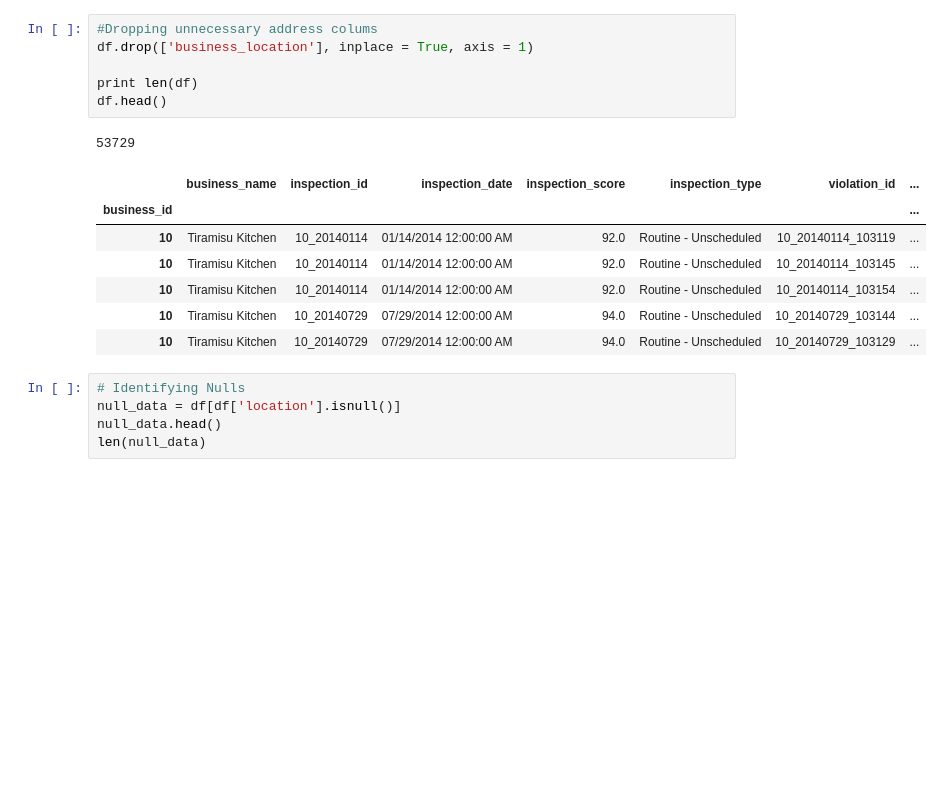
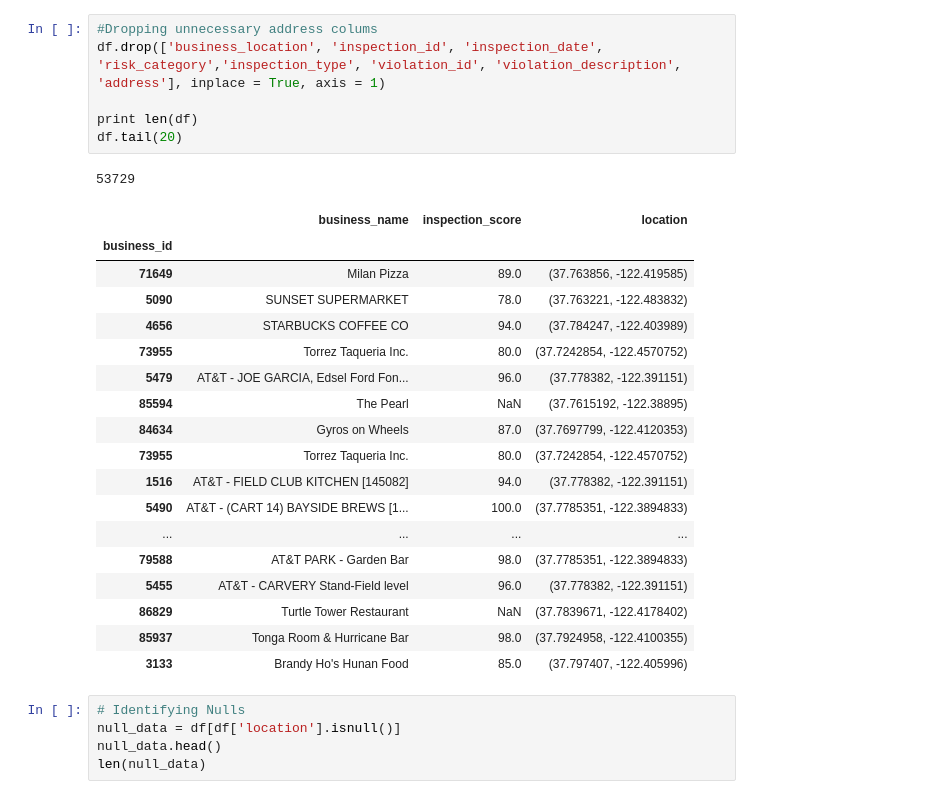
Before and after one commit to manulohiya/checkin-predictor, a Jupyter notebook: notebooks/checkin-predictor-datacollection.ipynb, the cells around one changed output. Drawn from its saved outputs; the diff is of its cells as text; blank space fills up the shorter version.

```diff
--- a/notebooks/checkin-predictor-datacollection.ipynb
+++ b/notebooks/checkin-predictor-datacollection.ipynb
@@ -29,18 +38,29 @@ IOError: [Errno 2] No such file or directory: 'google.yaml'
 # %%
 #Dropping unnecessary address colums
-df.drop(['business_location'], inplace = True, axis = 1)
+df.drop(['business_location', 'inspection_id', 'inspection_date', 'risk_category','inspection_type', 'violation_id', 'violation_description', 'address'], inplace = True, axis = 1)
 
 print len(df)
-df.head()
+df.tail(20)
 # %% [output]
 53729
-|  | business_name | inspection_id | inspection_date | inspection_score | inspection_type | violation_id | ... |
-| business_id |  |  |  |  |  |  | ... |
-| 10 | Tiramisu Kitchen | 10_20140114 | 01/14/2014 12:00:00 AM | 92.0 | Routine - Unscheduled | 10_20140114_103119 | ... |
-| 10 | Tiramisu Kitchen | 10_20140114 | 01/14/2014 12:00:00 AM | 92.0 | Routine - Unscheduled | 10_20140114_103145 | ... |
-| 10 | Tiramisu Kitchen | 10_20140114 | 01/14/2014 12:00:00 AM | 92.0 | Routine - Unscheduled | 10_20140114_103154 | ... |
-| 10 | Tiramisu Kitchen | 10_20140729 | 07/29/2014 12:00:00 AM | 94.0 | Routine - Unscheduled | 10_20140729_103144 | ... |
-| 10 | Tiramisu Kitchen | 10_20140729 | 07/29/2014 12:00:00 AM | 94.0 | Routine - Unscheduled | 10_20140729_103129 | ... |
+|  | business_name | inspection_score | location |
+| business_id |  |  |  |
+| 71649 | Milan Pizza | 89.0 | (37.763856, -122.419585) |
+| 5090 | SUNSET SUPERMARKET | 78.0 | (37.763221, -122.483832) |
+| 4656 | STARBUCKS COFFEE CO | 94.0 | (37.784247, -122.403989) |
+| 73955 | Torrez Taqueria Inc. | 80.0 | (37.7242854, -122.4570752) |
+| 5479 | AT&T - JOE GARCIA, Edsel Ford Fon... | 96.0 | (37.778382, -122.391151) |
+| 85594 | The Pearl | NaN | (37.7615192, -122.38895) |
+| 84634 | Gyros on Wheels | 87.0 | (37.7697799, -122.4120353) |
+| 73955 | Torrez Taqueria Inc. | 80.0 | (37.7242854, -122.4570752) |
+| 1516 | AT&T - FIELD CLUB KITCHEN [145082] | 94.0 | (37.778382, -122.391151) |
+| 5490 | AT&T - (CART 14) BAYSIDE BREWS [1... | 100.0 | (37.7785351, -122.3894833) |
+| ... | ... | ... | ... |
+| 79588 | AT&T PARK - Garden Bar | 98.0 | (37.7785351, -122.3894833) |
+| 5455 | AT&T - CARVERY Stand-Field level | 96.0 | (37.778382, -122.391151) |
+| 86829 | Turtle Tower Restaurant | NaN | (37.7839671, -122.4178402) |
+| 85937 | Tonga Room & Hurricane Bar | 98.0 | (37.7924958, -122.4100355) |
+| 3133 | Brandy Ho's Hunan Food | 85.0 | (37.797407, -122.405996) |
 # %%
 # Identifying Nulls
 null_data = df[df['location'].isnull()]
```
Also changed, not shown: parts of 21 cells of this notebook.
